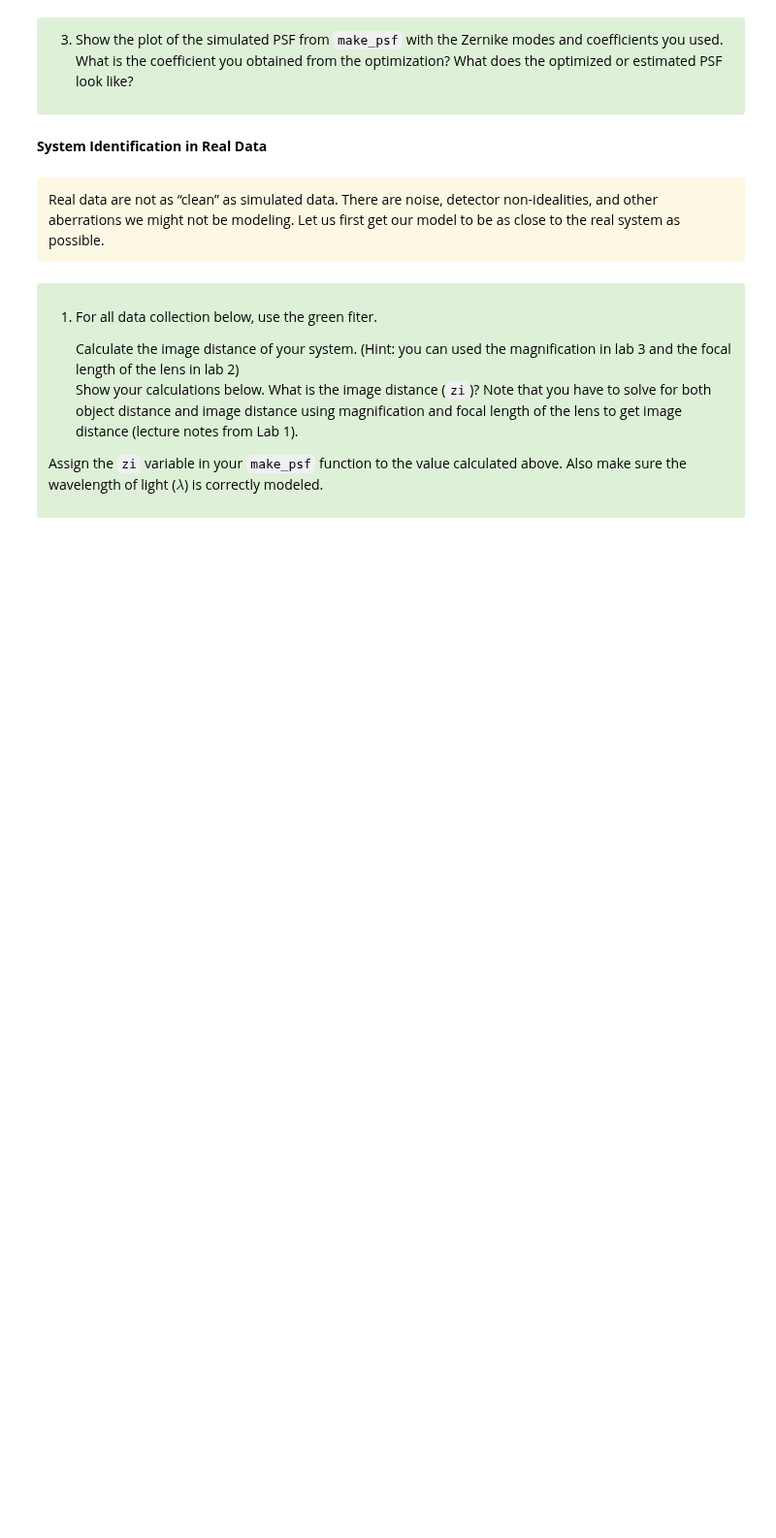
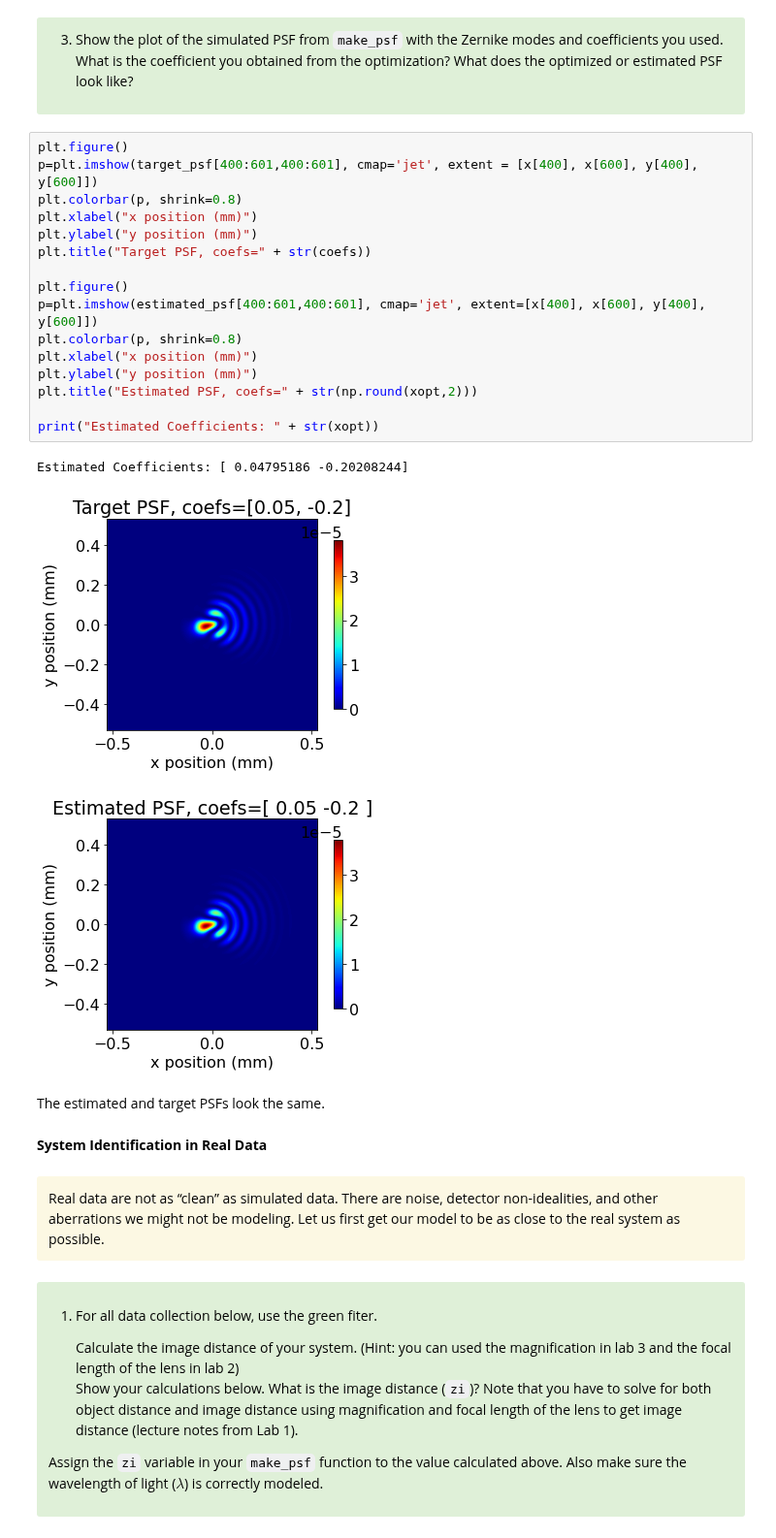
Before and after one commit to dishamishra/Labs_Imager, a Jupyter notebook: Lab4 Part2 (Clean).ipynb, the cells around one changed output. Shown at 97% size. Drawn from its saved outputs; the diff is of its cells as text; blank space fills up the shorter version.

```diff
--- a/Lab4 Part2 (Clean).ipynb
+++ b/Lab4 Part2 (Clean).ipynb
@@ -92,6 +224,28 @@ A few tricks to help the optimization:
 
 </font>
 </div>
+# %%
+plt.figure()
+p=plt.imshow(target_psf[400:601,400:601], cmap='jet', extent = [x[400], x[600], y[400], y[600]])
+plt.colorbar(p, shrink=0.8)
+plt.xlabel("x position (mm)")
+plt.ylabel("y position (mm)")
+plt.title("Target PSF, coefs=" + str(coefs))
+
+plt.figure()
+p=plt.imshow(estimated_psf[400:601,400:601], cmap='jet', extent=[x[400], x[600], y[400], y[600]])
+plt.colorbar(p, shrink=0.8)
+plt.xlabel("x position (mm)")
+plt.ylabel("y position (mm)")
+plt.title("Estimated PSF, coefs=" + str(np.round(xopt,2)))
+
+print("Estimated Coefficients: " + str(xopt))
+# %% [output]
+Estimated Coefficients: [ 0.04795186 -0.20208244]
+[figure, added]
+[figure, added]
+# %% [markdown]
+The estimated and target PSFs look the same.
 # %% [markdown]
 <p style="text-align: left;" ><font size="+1"><b>System Identification in Real Data</b></p>
 # %% [markdown]
```
Also changed, not shown: parts of 10 cells of this notebook, 1 other file.
